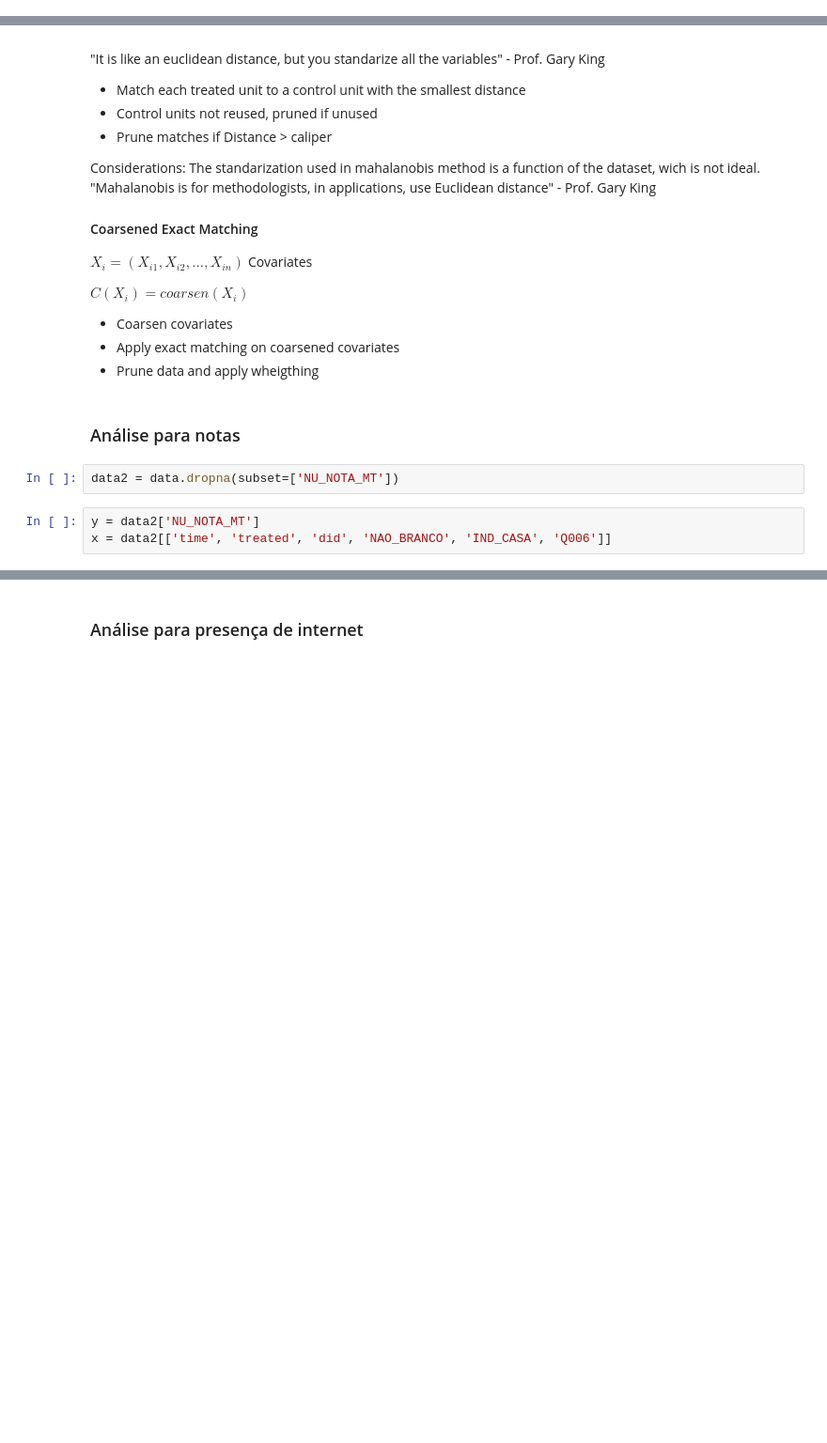
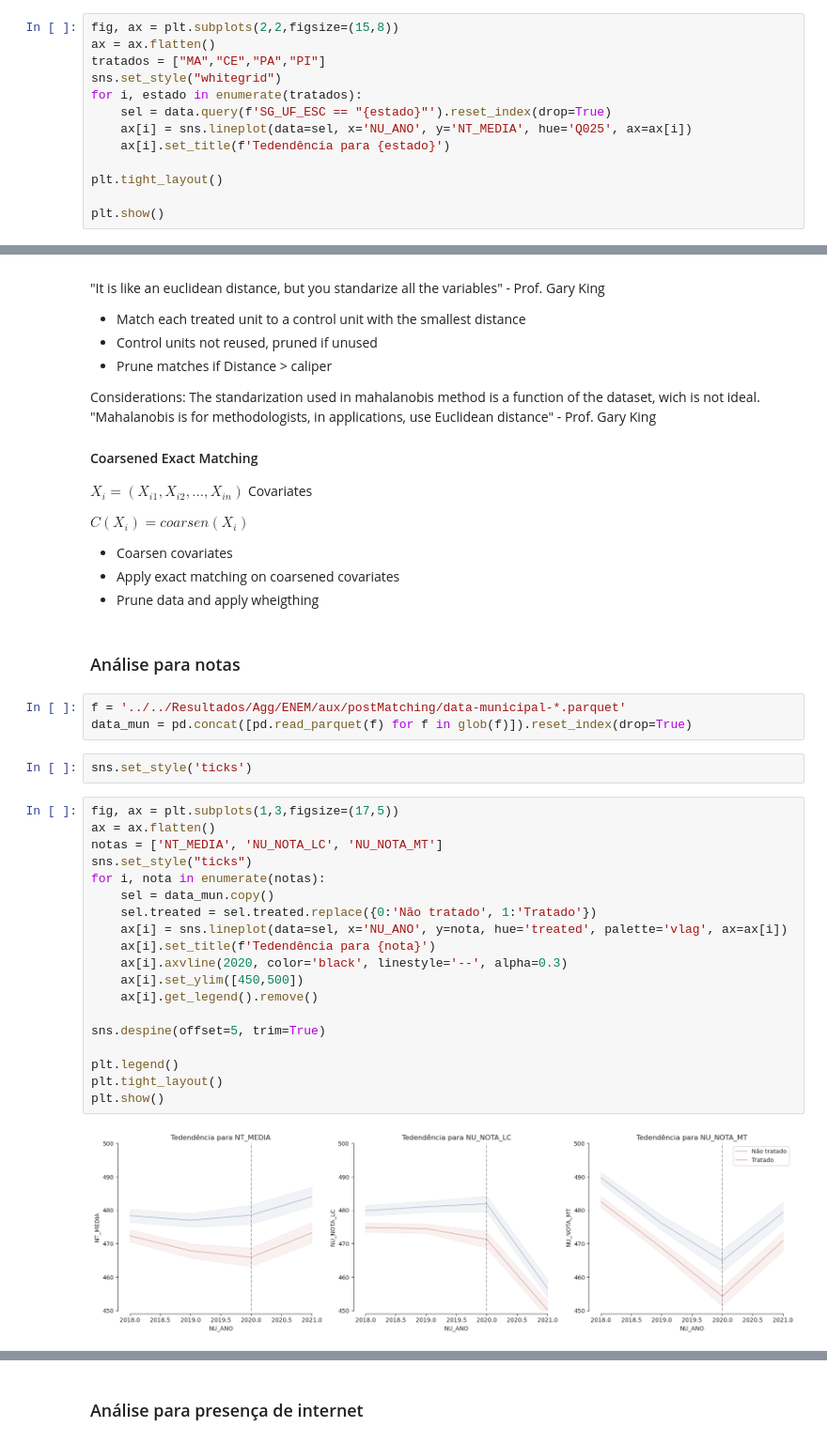
Before and after one commit to JV-Nunes/Relatorio-Conectividade, a Jupyter notebook: Analise/Models/Diffs_in_Diffs.ipynb, the cells around one changed output, grey strips where cells are left out. Shown at 94% size. Cells and saved outputs as stored; diff of their text form; blank space fills up the shorter version.

```diff
--- a/Analise/Models/Diffs_in_Diffs.ipynb
+++ b/Analise/Models/Diffs_in_Diffs.ipynb
@@ -275,3 +357,16 @@ data[(data['SG_UF_ESC'].isin(estados)) & (data['NU_ANO'] == 2020)].groupby('SG_U
+# %%
+fig, ax = plt.subplots(2,2,figsize=(15,8))
+ax = ax.flatten()
+tratados = ["MA","CE","PA","PI"]
+sns.set_style("whitegrid")
+for i, estado in enumerate(tratados):
+    sel = data.query(f'SG_UF_ESC == "{estado}"').reset_index(drop=True)
+    ax[i] = sns.lineplot(data=sel, x='NU_ANO', y='NT_MEDIA', hue='Q025', ax=ax[i])
+    ax[i].set_title(f'Tedendência para {estado}')
+
+plt.tight_layout()
+
+plt.show()
 # %% [markdown]
 Evolução interior nos estados tratados
 # %%
@@ -316,8 +411,29 @@ $C(X_i) = coarsen(X_i)$
 - Prune data and apply wheigthing
 # %% [markdown]
 ### Análise para notas
-# %%
-data2 = data.dropna(subset=['NU_NOTA_MT'])
-# %%
-y = data2['NU_NOTA_MT']
-x = data2[['time', 'treated', 'did', 'NAO_BRANCO', 'IND_CASA', 'Q006']]
+# %%
+f = '../../Resultados/Agg/ENEM/aux/postMatching/data-municipal-*.parquet'
+data_mun = pd.concat([pd.read_parquet(f) for f in glob(f)]).reset_index(drop=True)
+# %%
+sns.set_style('ticks')
+# %%
+fig, ax = plt.subplots(1,3,figsize=(17,5))
+ax = ax.flatten()
+notas = ['NT_MEDIA', 'NU_NOTA_LC', 'NU_NOTA_MT']
+sns.set_style("ticks")
+for i, nota in enumerate(notas):
+    sel = data_mun.copy()
+    sel.treated = sel.treated.replace({0:'Não tratado', 1:'Tratado'})
+    ax[i] = sns.lineplot(data=sel, x='NU_ANO', y=nota, hue='treated', palette='vlag', ax=ax[i])
+    ax[i].set_title(f'Tedendência para {nota}')
+    ax[i].axvline(2020, color='black', linestyle='--', alpha=0.3)
+    ax[i].set_ylim([450,500])
+    ax[i].get_legend().remove()
+
+sns.despine(offset=5, trim=True)
+
+plt.legend()
+plt.tight_layout()
+plt.show()
+# %% [output]
+[figure, added]
```
Also changed, not shown: parts of 30 cells of this notebook, 9 other files.
